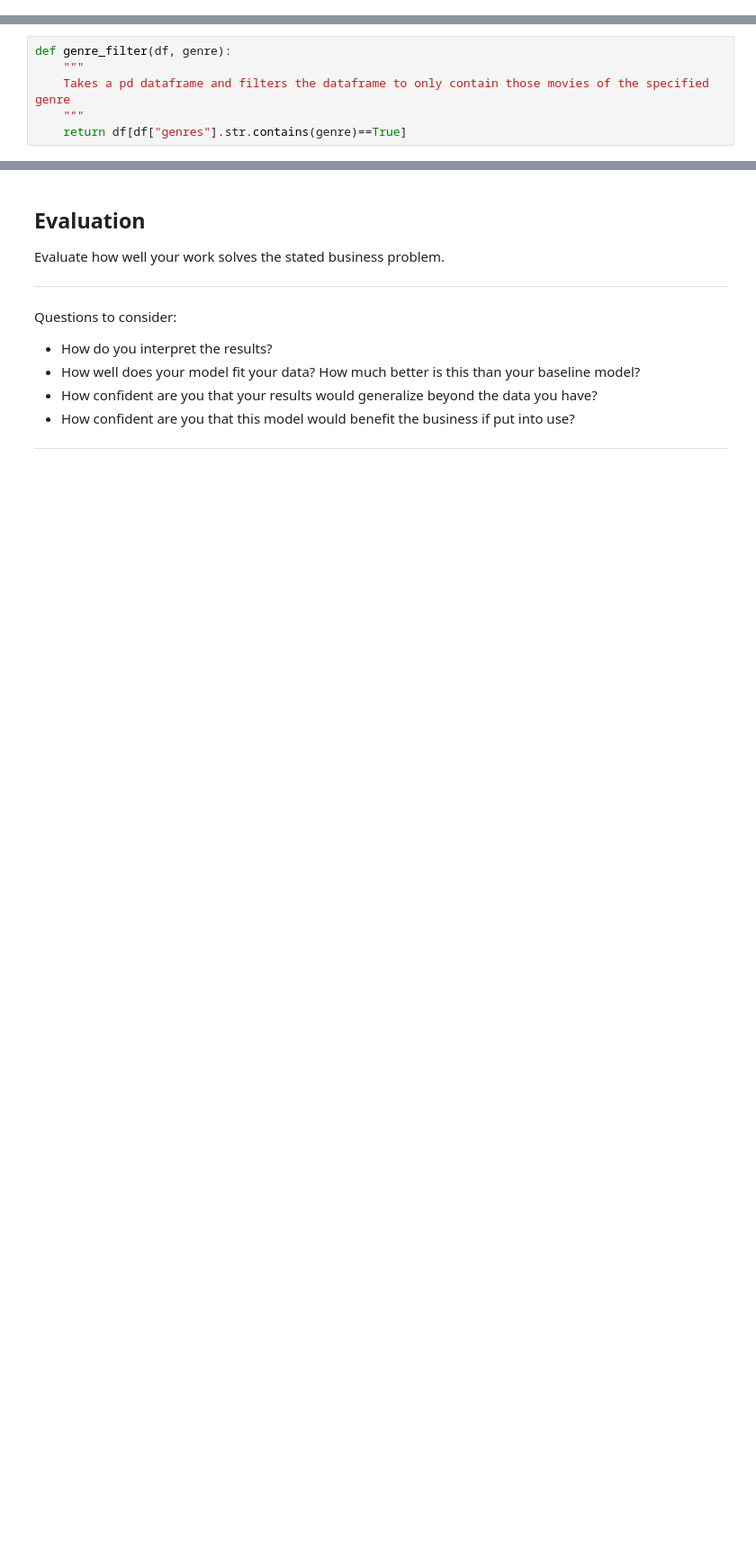
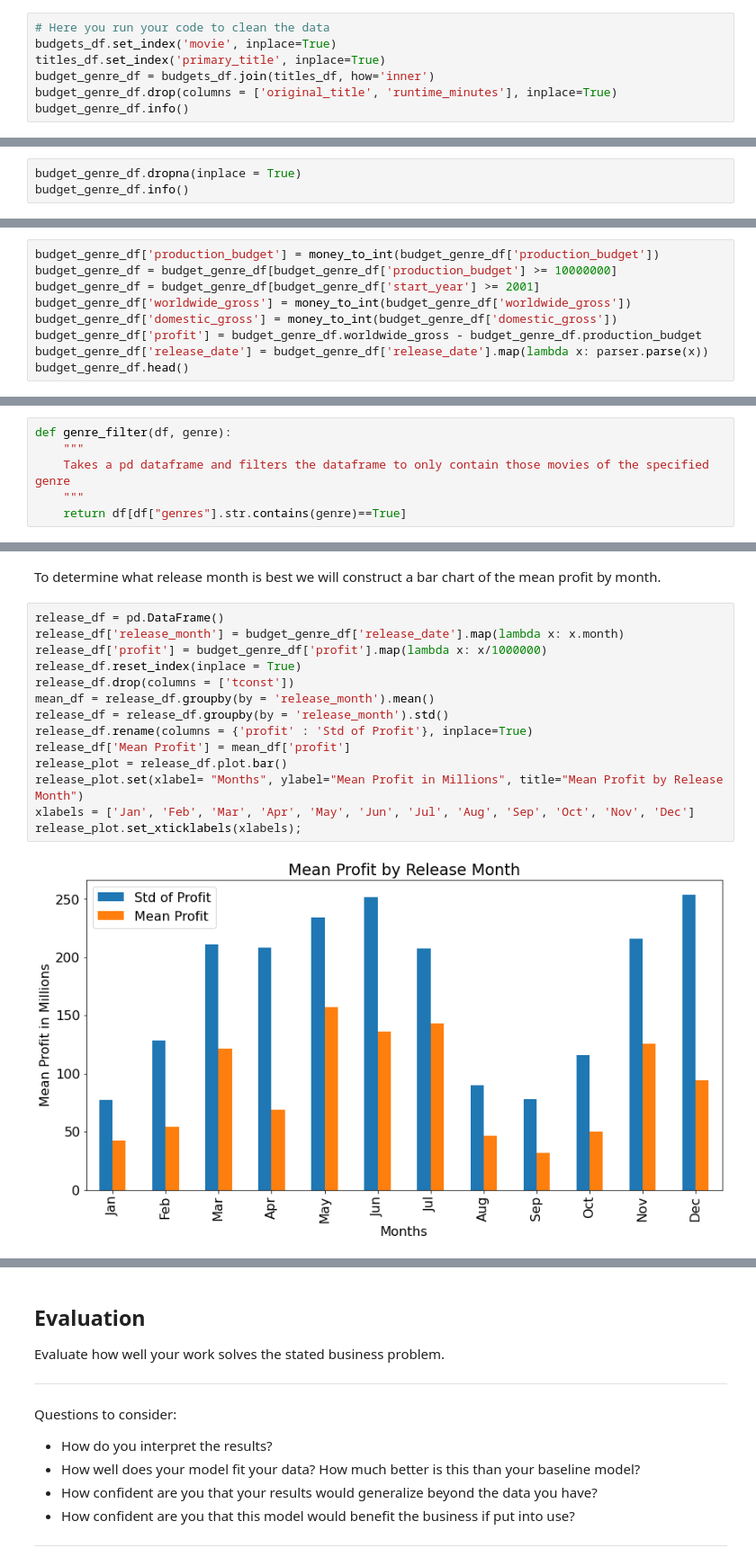
Before and after one commit to nonlocal-lia/microsoft-movie-analysis, a Jupyter notebook: dsc-phase1-project-template.ipynb, the cells around one changed output, grey strips where cells are left out. Shown at 90% size. Drawn from its saved outputs; the diff is of its cells as text; blank space fills up the shorter version.

```diff
--- a/dsc-phase1-project-template.ipynb
+++ b/dsc-phase1-project-template.ipynb
@@ -260,0 +105,7 @@ budget_genre_df.head()
+# %%
+# Here you run your code to clean the data
+budgets_df.set_index('movie', inplace=True)
+titles_df.set_index('primary_title', inplace=True)
+budget_genre_df = budgets_df.join(titles_df, how='inner')
+budget_genre_df.drop(columns = ['original_title', 'runtime_minutes'], inplace=True)
+budget_genre_df.info()
@@ -260,0 +130,3 @@ budget_genre_df.head()
+# %%
+budget_genre_df.dropna(inplace = True)
+budget_genre_df.info()
@@ -279,0 +159,9 @@ budget_genre_df.head()
+# %%
+budget_genre_df['production_budget'] = money_to_int(budget_genre_df['production_budget'])
+budget_genre_df = budget_genre_df[budget_genre_df['production_budget'] >= 10000000]
+budget_genre_df = budget_genre_df[budget_genre_df['start_year'] >= 2001]
+budget_genre_df['worldwide_gross'] = money_to_int(budget_genre_df['worldwide_gross'])
+budget_genre_df['domestic_gross'] = money_to_int(budget_genre_df['domestic_gross'])
+budget_genre_df['profit'] = budget_genre_df.worldwide_gross - budget_genre_df.production_budget
+budget_genre_df['release_date'] = budget_genre_df['release_date'].map(lambda x: parser.parse(x))
+budget_genre_df.head()
@@ -459,0 +304,18 @@ Questions to consider:
+# %% [markdown]
+To determine what release month is best we will construct a bar chart of the mean profit by month.
+# %%
+release_df = pd.DataFrame()
+release_df['release_month'] = budget_genre_df['release_date'].map(lambda x: x.month)
+release_df['profit'] = budget_genre_df['profit'].map(lambda x: x/1000000)
+release_df.reset_index(inplace = True)
+release_df.drop(columns = ['tconst'])
+mean_df = release_df.groupby(by = 'release_month').mean()
+release_df = release_df.groupby(by = 'release_month').std()
+release_df.rename(columns = {'profit' : 'Std of Profit'}, inplace=True)
+release_df['Mean Profit'] = mean_df['profit']
+release_plot = release_df.plot.bar()
+release_plot.set(xlabel= "Months", ylabel="Mean Profit in Millions", title="Mean Profit by Release Month")
+xlabels = ['Jan', 'Feb', 'Mar', 'Apr', 'May', 'Jun', 'Jul', 'Aug', 'Sep', 'Oct', 'Nov', 'Dec']
+release_plot.set_xticklabels(xlabels);
+# %% [output]
+[figure, added]
```
Also changed, not shown: parts of 81 cells of this notebook.
